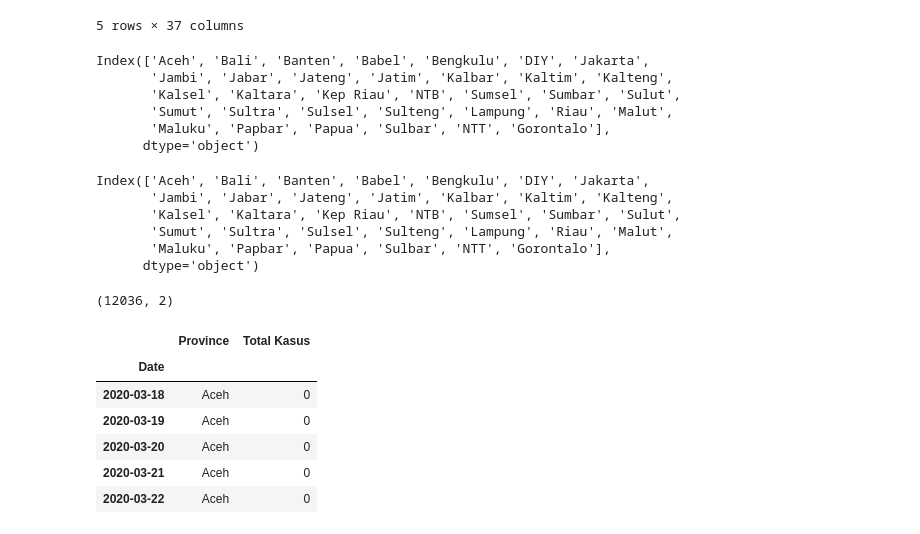
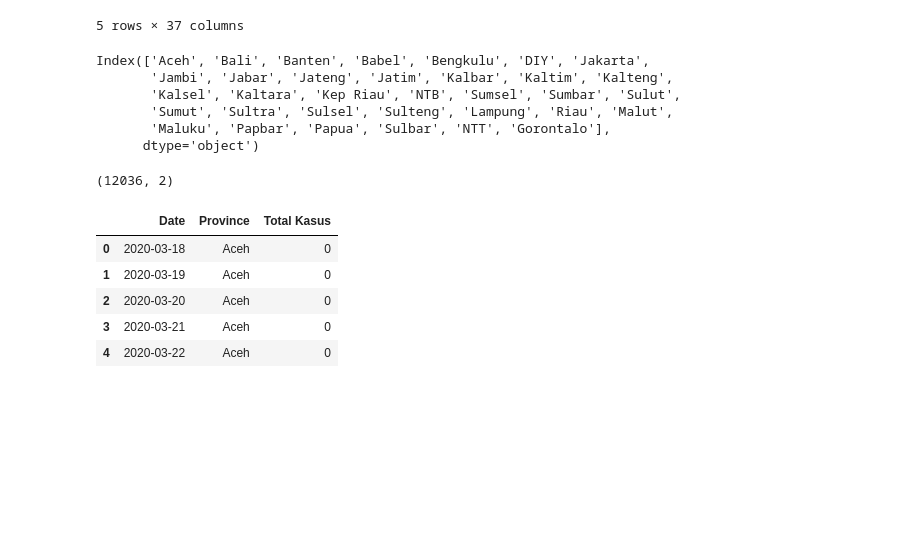
Before and after one commit to Svensone/bali-covid-app, a Jupyter notebook: data/transformKawalData.ipynb, the cells around one changed output. Saved outputs shown, nothing was run; the diff lists cells and outputs as text; code cells hidden in the pictures; blank space fills up the shorter version.

```diff
--- a/data/transformKawalData.ipynb
+++ b/data/transformKawalData.ipynb
@@ -109,15 +92,6 @@ df_meninggalDuniaHarian = df_meninggalDuniaHarian.drop(['?', 'Unnamed: 36'], axi
 dfs = [df_totalKasus, df_kasusHarian, df_kasusAktif, df_sembuh, df_sembuhHarian, df_meninggalDunia, df_meninggalDuniaHarian]
 dfs_names = ["df_totalKasus", "df_kasusHarian", "df_kasusAktif", "df_sembuh","df_sembuhHarian", "df_meninggalDunia", "df_meninggalDuniaHarian"]
 dfs_type = ["totalKasus", "kasusHarian", "kasusAktif", "sembuh","sembuhHarian", "meninggalDunia", "meninggalDuniaHarian"]
-# %%
-df_totalKasus.columns
-# %% [output]
-Index(['Aceh', 'Bali', 'Banten', 'Babel', 'Bengkulu', 'DIY', 'Jakarta',
-       'Jambi', 'Jabar', 'Jateng', 'Jatim', 'Kalbar', 'Kaltim', 'Kalteng',
-       'Kalsel', 'Kaltara', 'Kep Riau', 'NTB', 'Sumsel', 'Sumbar', 'Sulut',
-       'Sumut', 'Sultra', 'Sulsel', 'Sulteng', 'Lampung', 'Riau', 'Malut',
-       'Maluku', 'Papbar', 'Papua', 'Sulbar', 'NTT', 'Gorontalo'],
-      dtype='object')
 # %%
 column_names = df_totalKasus.columns
 column_names
@@ -143,16 +117,16 @@ for i, province in enumerate(column_names):
         df_totKasus = df_totKasus.append(df_x)
 # %%
 print(df_totKasus.shape)
-df_totKasus.head()
+df_totKasus1 = df_totKasus.reset_index()
+df_totKasus1.head()
 # %% [output]
 (12036, 2)
-|  | Province | Total Kasus |
-| Date |  |  |
-| 2020-03-18 | Aceh | 0 |
-| 2020-03-19 | Aceh | 0 |
-| 2020-03-20 | Aceh | 0 |
-| 2020-03-21 | Aceh | 0 |
-| 2020-03-22 | Aceh | 0 |
+|  | Date | Province | Total Kasus |
+| 0 | 2020-03-18 | Aceh | 0 |
+| 1 | 2020-03-19 | Aceh | 0 |
+| 2 | 2020-03-20 | Aceh | 0 |
+| 3 | 2020-03-21 | Aceh | 0 |
+| 4 | 2020-03-22 | Aceh | 0 |
 # %%
 ## since memory error split dataframes (only with join)
 ## learning: if not merge on index -> use .merge() 2) reset_index() get datetime out of index first
```
Also changed, not shown: parts of 24 cells of this notebook, 4 other files.
